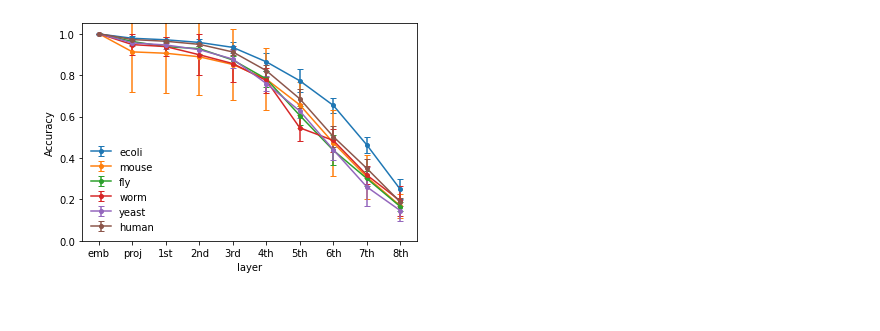
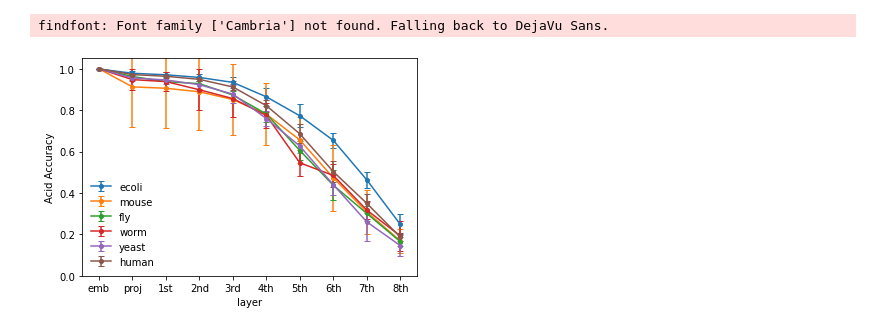
Before and after one commit to LtECoD/PPITrans, a Jupyter notebook: experiments/acid_classify/plot.ipynb, the cells around one changed output. Saved outputs shown, nothing was run; the diff lists cells and outputs as text; code cells hidden in the pictures.

```diff
--- a/experiments/acid_classify/plot.ipynb
+++ b/experiments/acid_classify/plot.ipynb
@@ -20,19 +20,20 @@ for fn in ['emb'] + list(range(9)):
 # %%
 fig = plt.subplot()
 xs = list(range(1, 11))
 xticks = ["emb", "proj", "1st", "2nd", "3rd", "4th", "5th", "6th", "7th", "8th"]
 
 fig.set_xlim(0.5, 10.5, 1)
 fig.set_ylim(0, 1.05)
 fig.set_xlabel("layer")
-fig.set_ylabel("Accuracy")
+fig.set_ylabel("Acid Accuracy")
 fig.set_xticks(range(1, 11), xticks)
 # fig.grid(axis="y", linestyle="--")
 
 for idx, orga in enumerate(values):
     fig.errorbar(xs, values[orga], yerr=errors[orga], label=orga, capsize=3, marker="o", ms=4)
 
 fig.legend(frameon=False)
 plt.savefig("./figure.pdf", bbox_inches='tight')
 # %% [output]
+findfont: Font family ['Cambria'] not found. Falling back to DejaVu Sans.
-[figure, old version]
+[figure, new version]
```
Also changed, not shown: 18 other files.
